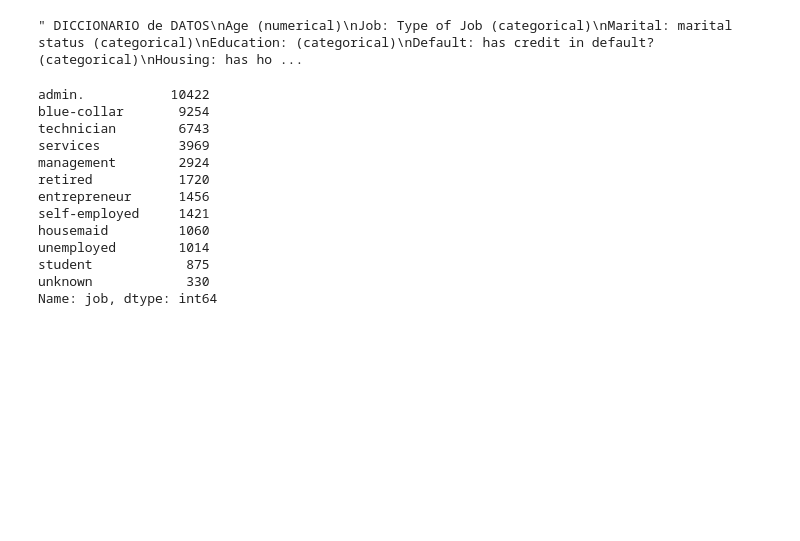
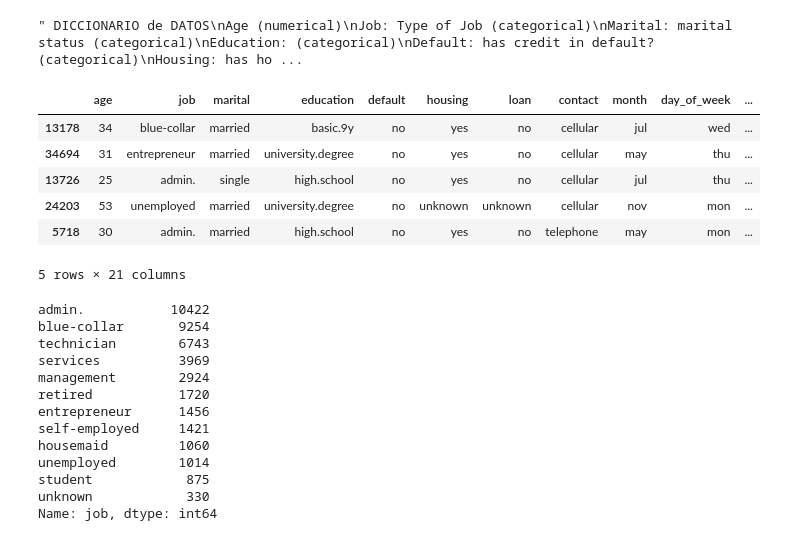
Before and after one commit to xalejandrow/Logistic_Regression_Project_Tutorial, a Jupyter notebook: src/explore.ipynb, the cells around one changed output. Cells and saved outputs as stored; diff of their text form; code cells hidden in the pictures; blank space fills up the shorter version.

```diff
--- a/src/explore.ipynb
+++ b/src/explore.ipynb
@@ -91,6 +87,16 @@ y: has the client subscribed a term deposit?
 """
 # %% [output]
 " DICCIONARIO de DATOS\nAge (numerical)\nJob: Type of Job (categorical)\nMarital: marital status (categorical)\nEducation: (categorical)\nDefault: has credit in default? (categorical)\nHousing: has ho ...
+# %%
+df_raw.sample(5)
+# %% [output]
+|  | age | job | marital | education | default | housing | loan | contact | month | day_of_week | ... |
+| 13178 | 34 | blue-collar | married | basic.9y | no | yes | no | cellular | jul | wed | ... |
+| 34694 | 31 | entrepreneur | married | university.degree | no | yes | no | cellular | may | thu | ... |
+| 13726 | 25 | admin. | single | high.school | no | yes | no | cellular | jul | thu | ... |
+| 24203 | 53 | unemployed | married | university.degree | no | unknown | unknown | cellular | nov | mon | ... |
+| 5718 | 30 | admin. | married | high.school | no | yes | no | telephone | may | mon | ... |
+5 rows × 21 columns
 # %%
 df_raw['job'].value_counts()
 # %% [output]
```
Also changed, not shown: parts of 15 cells of this notebook.
